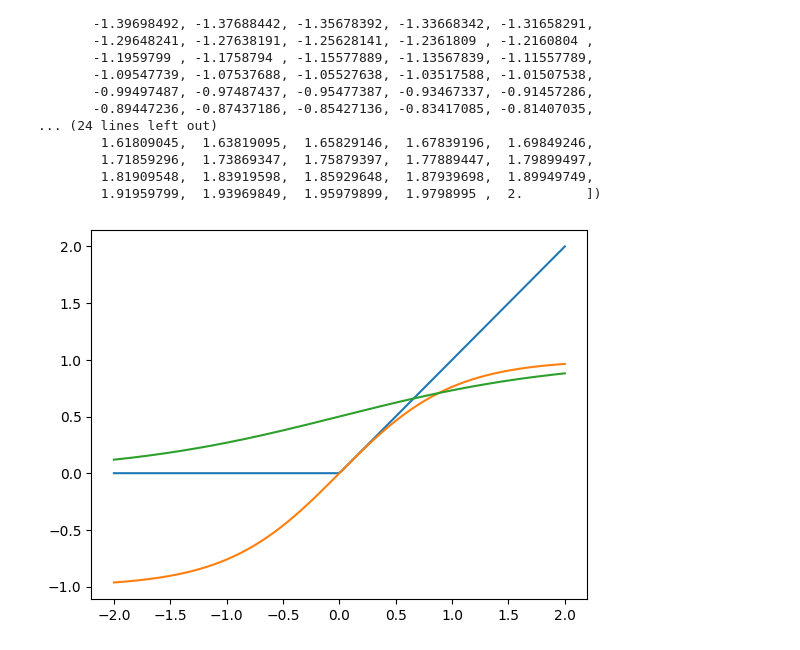
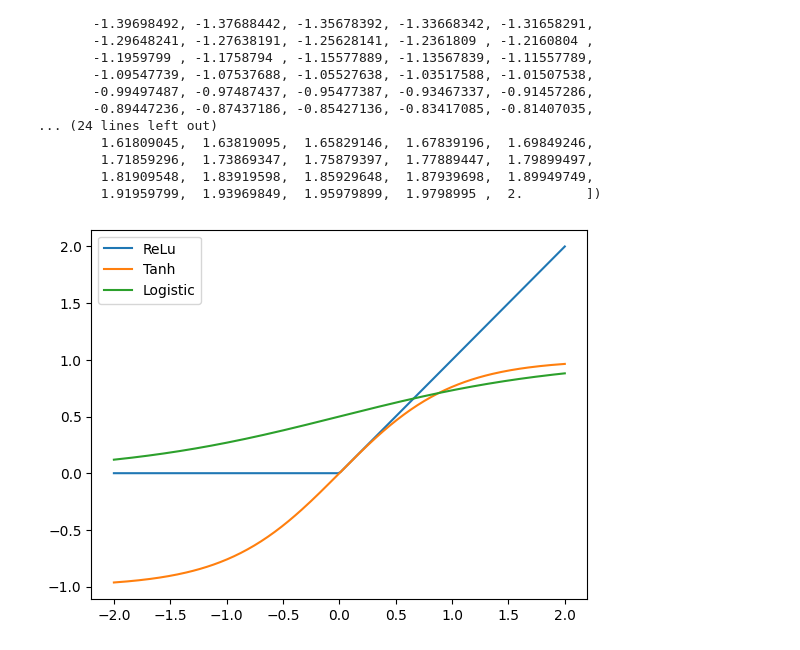
Before and after one commit to Kulekule2003/ML-notebooks, a Jupyter notebook: Supervised learning.ipynb, the cells around one changed output. Saved outputs shown, nothing was run; the diff lists cells and outputs as text; code cells hidden in the pictures.

Commit message:
added graph comparing the different activation functions on the same dataset

```diff
--- a/Supervised learning.ipynb
+++ b/Supervised learning.ipynb
@@ -194,10 +194,13 @@ array([-2.        , -1.9798995 , -1.95979899, -1.93969849, -1.91959799,
 # %%
 plt.figure()
 
 plt.plot(xrange, np.maximum(xrange, 0), label = "ReLu")
 plt.plot(xrange, np.tanh(xrange), label = "Tanh")
 plt.plot(xrange, 1/(1 + np.exp(-xrange)), label = "Logistic")
+plt.legend()
 
+plt.xlabel("input features")
+plt.ylabel("
 plt.show()
 # %% [output]
-[figure, old version]
+[figure, new version]
```
